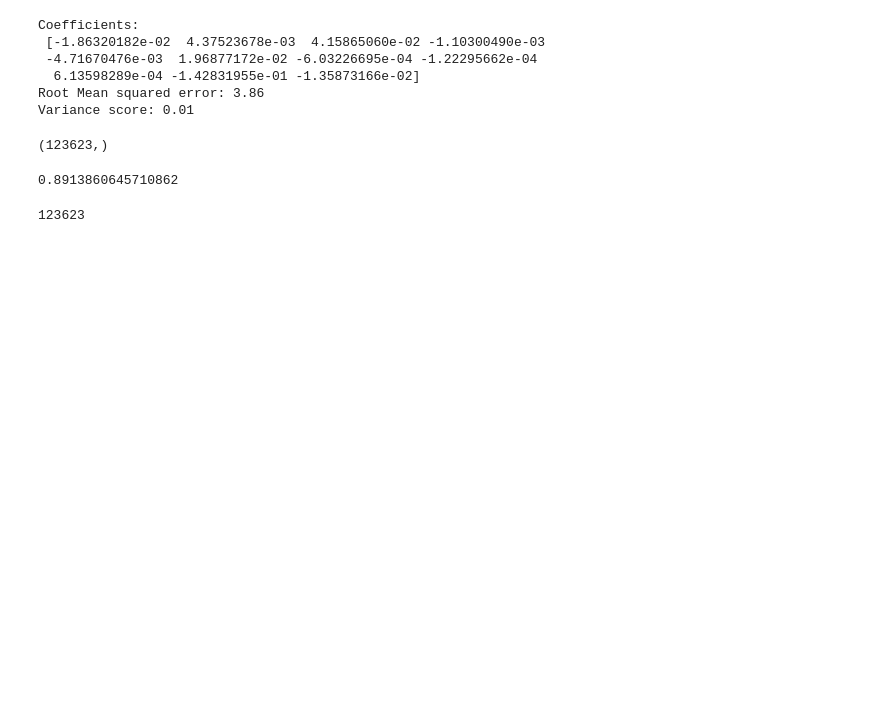
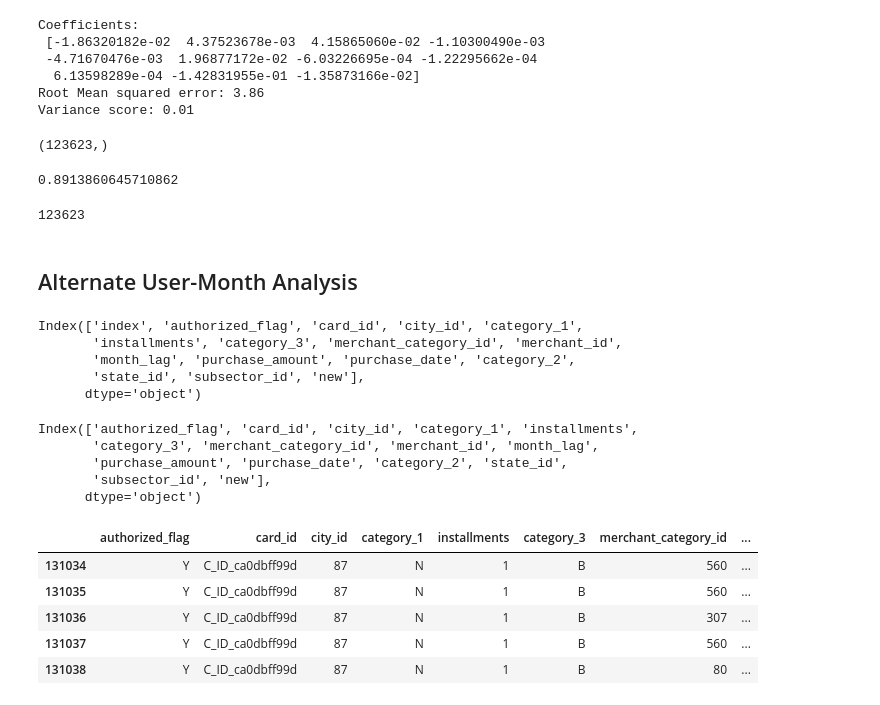
Before and after one commit to michaelfedell/kaggle_elo, a Jupyter notebook: eda/EDA_MF.ipynb, the cells around one changed output. Saved outputs shown, nothing was run; the diff lists cells and outputs as text; code cells hidden in the pictures; blank space fills up the shorter version.

```diff
--- a/eda/EDA_MF.ipynb
+++ b/eda/EDA_MF.ipynb
@@ -236,3 +271,5 @@ len(set(train.card_id).intersection(set(new_merchant_trx.card_id)))\
 len(test.card_id.unique())
 # %% [output]
 123623
+# %% [markdown]
+## Alternate User-Month Analysis
@@ -238,0 +279,25 @@ len(test.card_id.unique())
+# %%
+trx_all.columns
+# %% [output]
+Index(['index', 'authorized_flag', 'card_id', 'city_id', 'category_1',
+       'installments', 'category_3', 'merchant_category_id', 'merchant_id',
+       'month_lag', 'purchase_amount', 'purchase_date', 'category_2',
+       'state_id', 'subsector_id', 'new'],
+      dtype='object')
+# %%
+trx_sample.columns
+# %% [output]
+Index(['authorized_flag', 'card_id', 'city_id', 'category_1', 'installments',
+       'category_3', 'merchant_category_id', 'merchant_id', 'month_lag',
+       'purchase_amount', 'purchase_date', 'category_2', 'state_id',
+       'subsector_id', 'new'],
+      dtype='object')
+# %%
+trx_sample.head()
+# %% [output]
+|  | authorized_flag | card_id | city_id | category_1 | installments | category_3 | merchant_category_id | ... |
+| 131034 | Y | C_ID_ca0dbff99d | 87 | N | 1 | B | 560 | ... |
+| 131035 | Y | C_ID_ca0dbff99d | 87 | N | 1 | B | 560 | ... |
+| 131036 | Y | C_ID_ca0dbff99d | 87 | N | 1 | B | 307 | ... |
+| 131037 | Y | C_ID_ca0dbff99d | 87 | N | 1 | B | 560 | ... |
+| 131038 | Y | C_ID_ca0dbff99d | 87 | N | 1 | B | 80 | ... |
```
Also changed, not shown: parts of 16 cells of this notebook.
